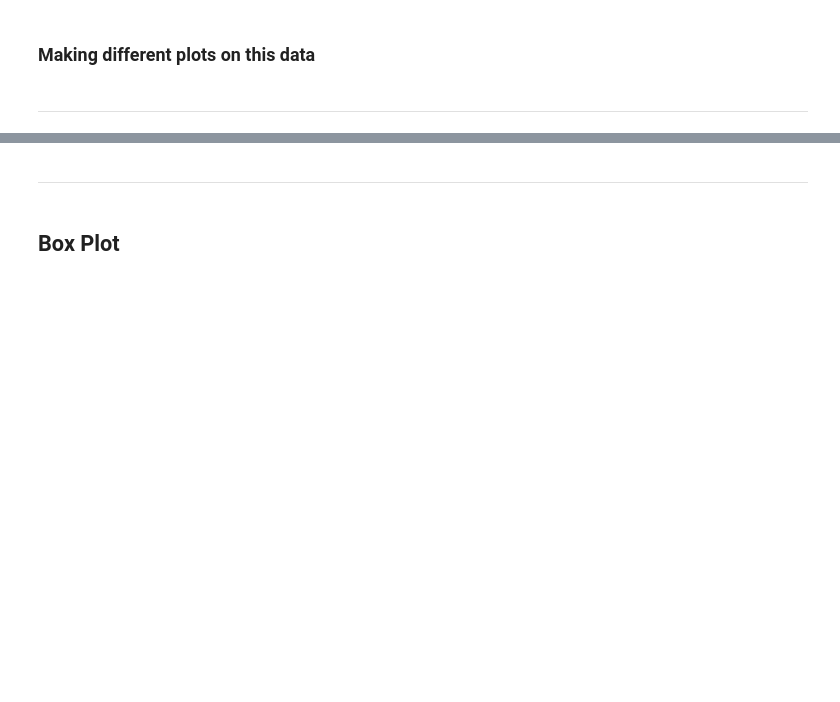
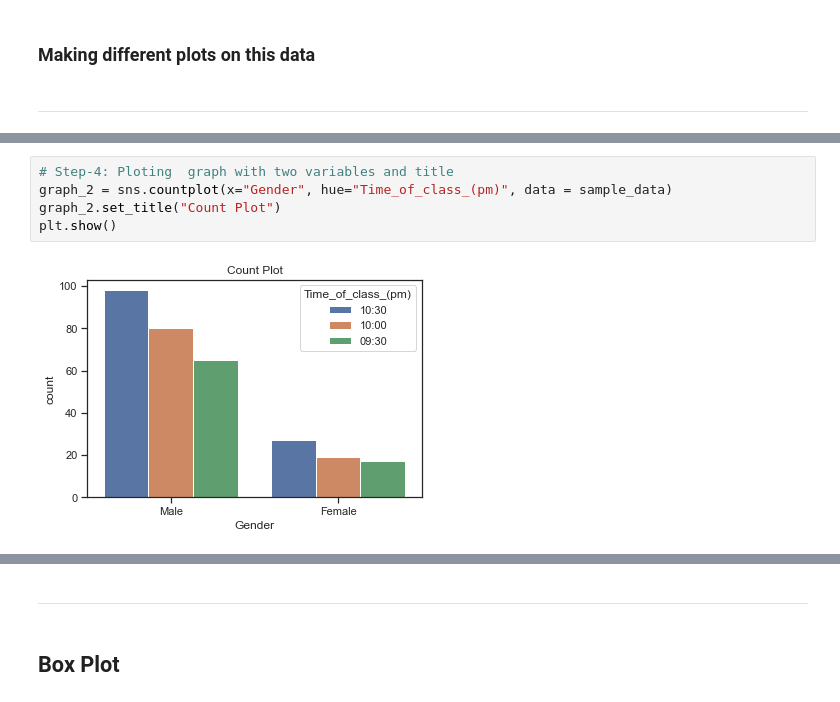
Before and after one commit to AmmarSadiq1/data_visualization, a Jupyter notebook: Data_visualization.ipynb, the cells around one changed output, grey strips where cells are left out. Saved outputs shown, nothing was run; the diff lists cells and outputs as text; blank space fills up the shorter version.

```diff
--- a/Data_visualization.ipynb
+++ b/Data_visualization.ipynb
@@ -525,0 +533,7 @@ print(day_02_data.head())
+# %%
+# Step-4: Ploting  graph with two variables and title
+graph_2 = sns.countplot(x="Gender", hue="Time_of_class_(pm)", data = sample_data)
+graph_2.set_title("Count Plot")
+plt.show()
+# %% [output]
+[figure, added]
```
Also changed, not shown: parts of 7 cells of this notebook.
